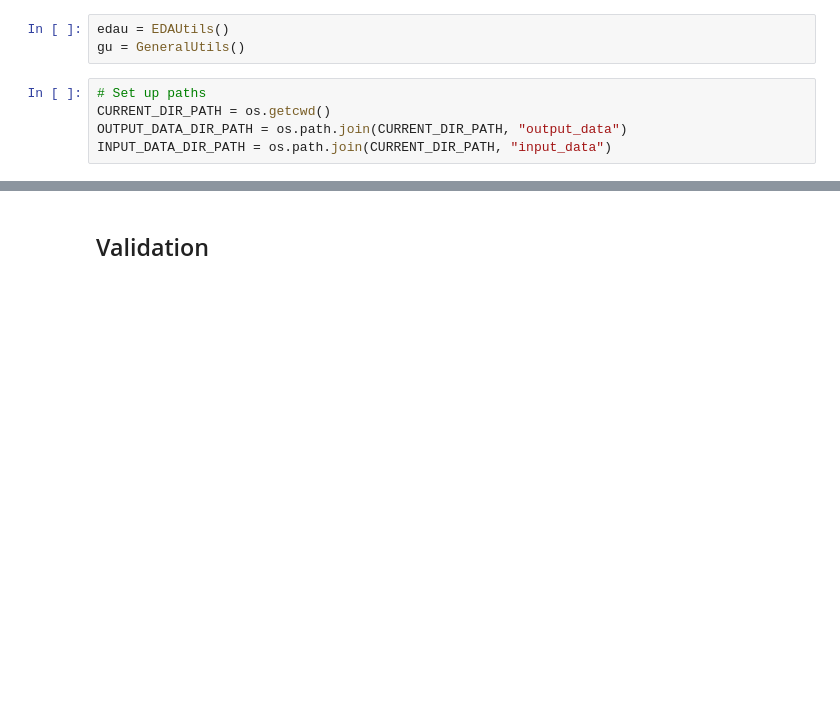
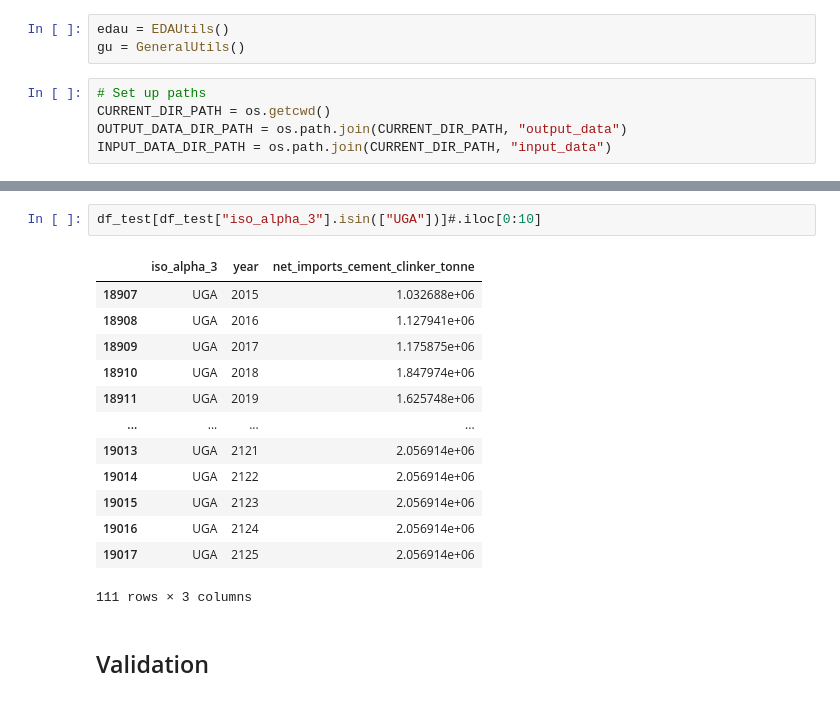
Before and after one commit to sisepuede-framework/ssp_uganda_data, a Jupyter notebook: data_processing/_DEPRECATED_CLINKER_IMPORTS.ipynb, the cells around one changed output, grey strips where cells are left out. Saved outputs shown, nothing was run; the diff lists cells and outputs as text; blank space fills up the shorter version.

```diff
--- a/data_processing/CLINKER_IMPORTS.ipynb
+++ b/data_processing/_DEPRECATED_CLINKER_IMPORTS.ipynb
@@ -79,3 +160,19 @@ clinker_imports_df
+# %%
+df_test[df_test["iso_alpha_3"].isin(["UGA"])]#.iloc[0:10]
+# %% [output]
+|  | iso_alpha_3 | year | net_imports_cement_clinker_tonne |
+| 18907 | UGA | 2015 | 1.032688e+06 |
+| 18908 | UGA | 2016 | 1.127941e+06 |
+| 18909 | UGA | 2017 | 1.175875e+06 |
+| 18910 | UGA | 2018 | 1.847974e+06 |
+| 18911 | UGA | 2019 | 1.625748e+06 |
+| ... | ... | ... | ... |
+| 19013 | UGA | 2121 | 2.056914e+06 |
+| 19014 | UGA | 2122 | 2.056914e+06 |
+| 19015 | UGA | 2123 | 2.056914e+06 |
+| 19016 | UGA | 2124 | 2.056914e+06 |
+| 19017 | UGA | 2125 | 2.056914e+06 |
+111 rows × 3 columns
 # %% [markdown]
 ## Validation
 # %%
```
Also changed, not shown: parts of 11 cells of this notebook, 14 other files.
